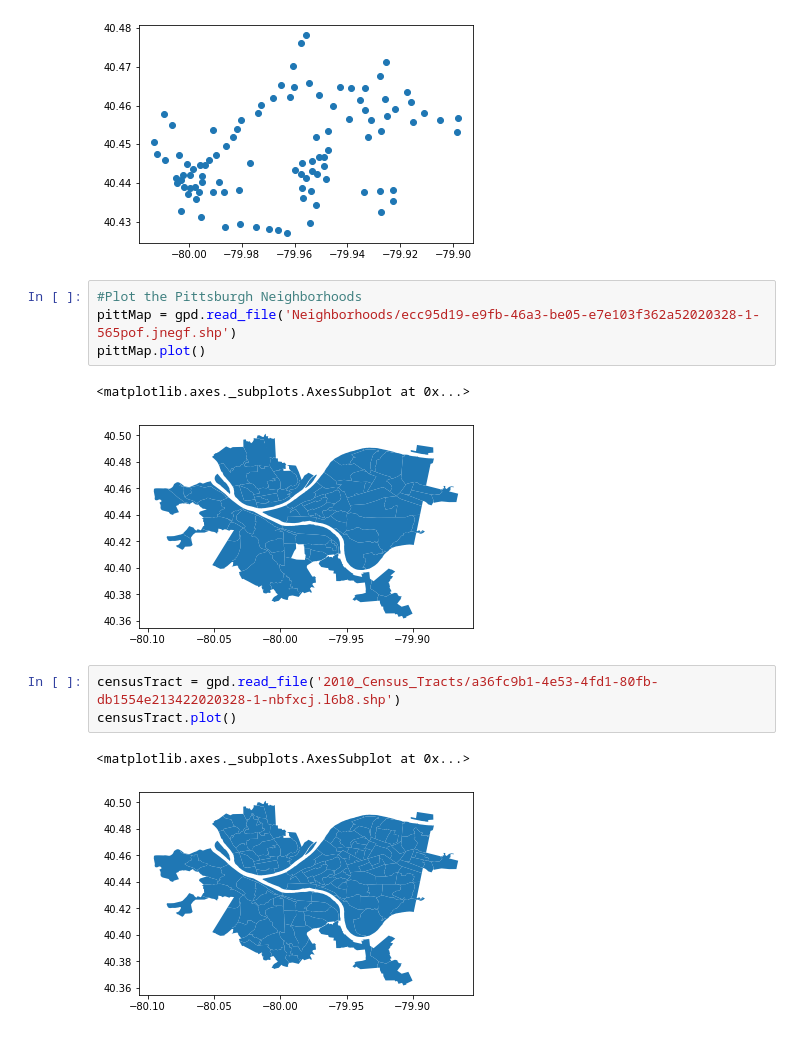
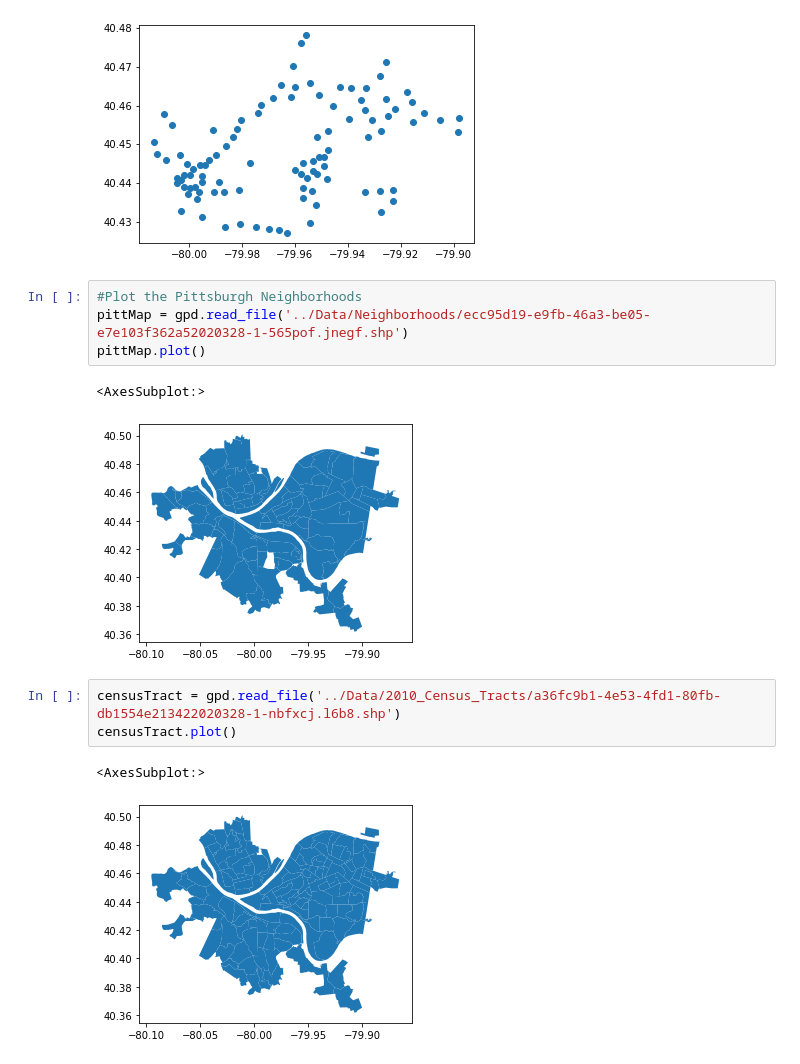
Before and after one commit to katelyn98/HealthyRide-Mapping, a Jupyter notebook: Notebooks/MapLocationStation.ipynb, the cells around one changed output. Drawn from its saved outputs; the diff is of its cells as text.

```diff
--- a/Notebooks/MapLocationStation.ipynb
+++ b/Notebooks/MapLocationStation.ipynb
@@ -62,14 +63,14 @@ plt.show()
 [figure]
 # %%
 #Plot the Pittsburgh Neighborhoods
-pittMap = gpd.read_file('Neighborhoods/ecc95d19-e9fb-46a3-be05-e7e103f362a52020328-1-565pof.jnegf.shp')
+pittMap = gpd.read_file('../Data/Neighborhoods/ecc95d19-e9fb-46a3-be05-e7e103f362a52020328-1-565pof.jnegf.shp')
 pittMap.plot()
 # %% [output]
-<matplotlib.axes._subplots.AxesSubplot at 0x...>
+<AxesSubplot:>
-[figure, old version]
+[figure, new version]
 # %%
-censusTract = gpd.read_file('2010_Census_Tracts/a36fc9b1-4e53-4fd1-80fb-db1554e213422020328-1-nbfxcj.l6b8.shp')
+censusTract = gpd.read_file('../Data/2010_Census_Tracts/a36fc9b1-4e53-4fd1-80fb-db1554e213422020328-1-nbfxcj.l6b8.shp')
 censusTract.plot()
 # %% [output]
-<matplotlib.axes._subplots.AxesSubplot at 0x...>
+<AxesSubplot:>
-[figure, old version]
+[figure, new version]
```
Also changed, not shown: parts of 8 cells of this notebook, 4 other files.
